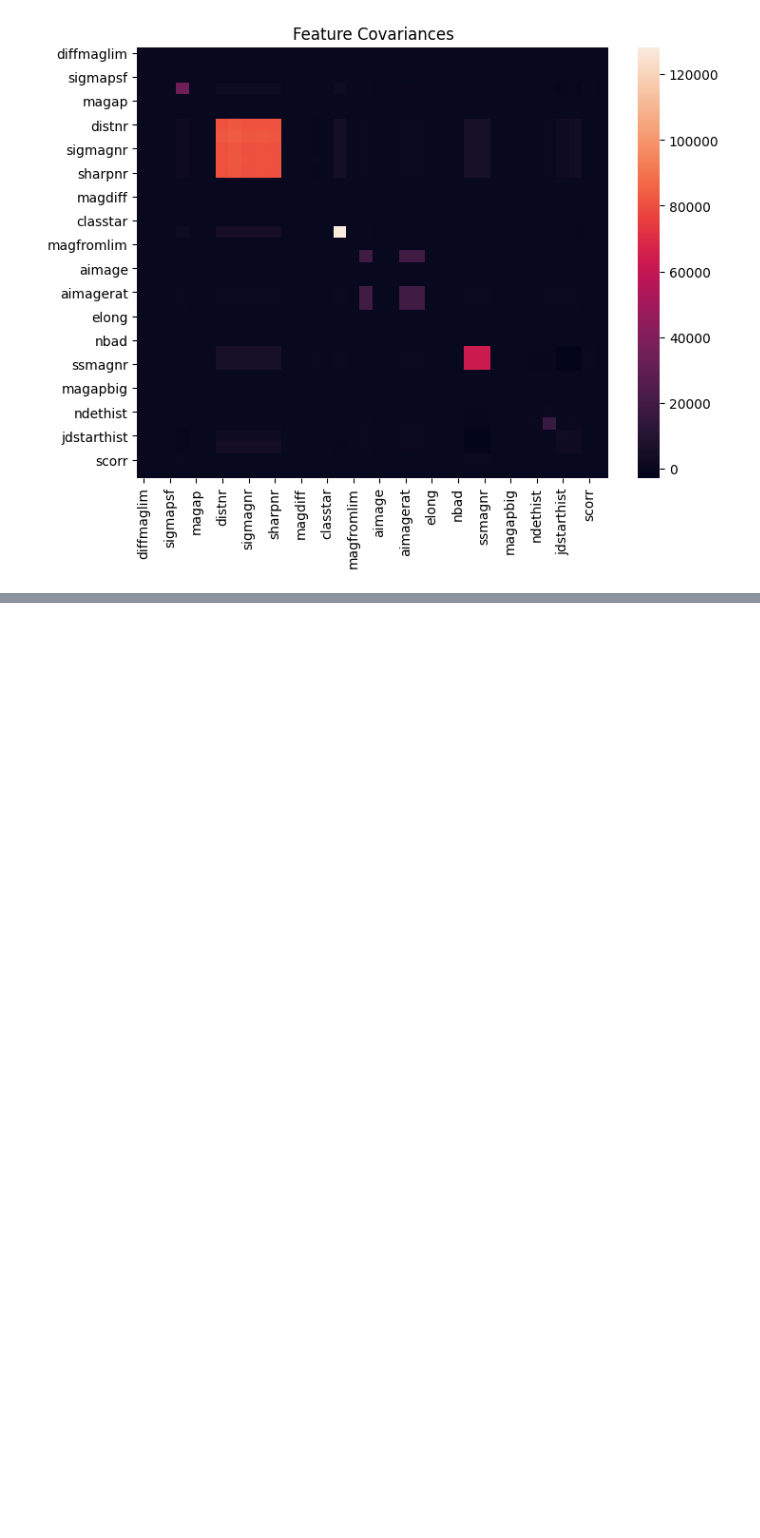
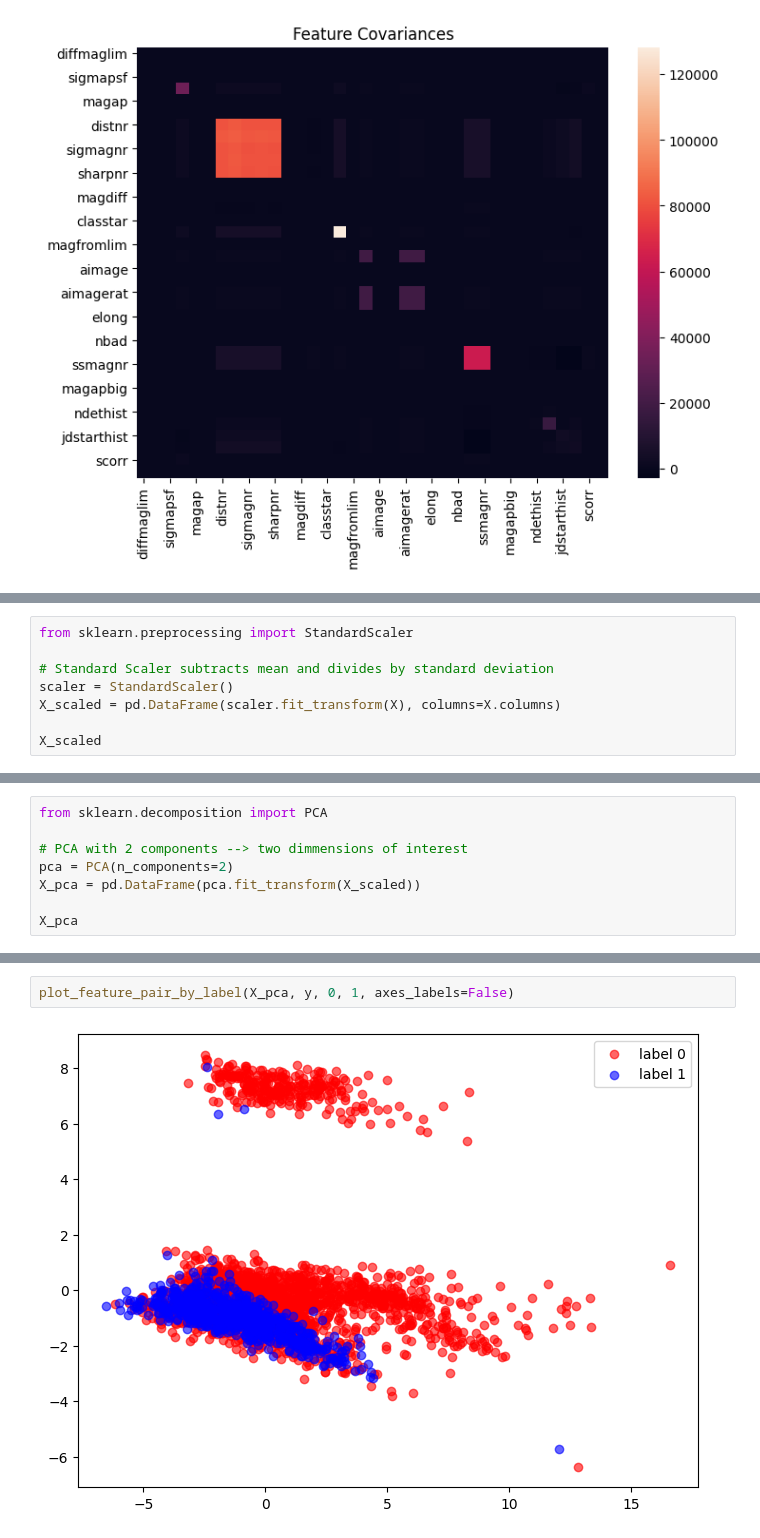
Before and after one commit to abao1999/AY119, a Jupyter notebook: hw1/hw1.ipynb, the cells around one changed output, grey strips where cells are left out. Cells and saved outputs as stored; diff of their text form; blank space fills up the shorter version.

```diff
--- a/hw1/hw1.ipynb
+++ b/hw1/hw1.ipynb
@@ -179,0 +221,8 @@ plt.show()
+# %%
+from sklearn.preprocessing import StandardScaler
+
+# Standard Scaler subtracts mean and divides by standard deviation
+scaler = StandardScaler()
+X_scaled = pd.DataFrame(scaler.fit_transform(X), columns=X.columns)
+
+X_scaled
@@ -179,0 +245,8 @@ plt.show()
+# %%
+from sklearn.decomposition import PCA
+
+# PCA with 2 components --> two dimmensions of interest
+pca = PCA(n_components=2)
+X_pca = pd.DataFrame(pca.fit_transform(X_scaled))
+
+X_pca
@@ -179,0 +267,4 @@ plt.show()
+# %%
+plot_feature_pair_by_label(X_pca, y, 0, 1, axes_labels=False)
+# %% [output]
+[figure, added]
```
Also changed, not shown: parts of 18 cells of this notebook.
